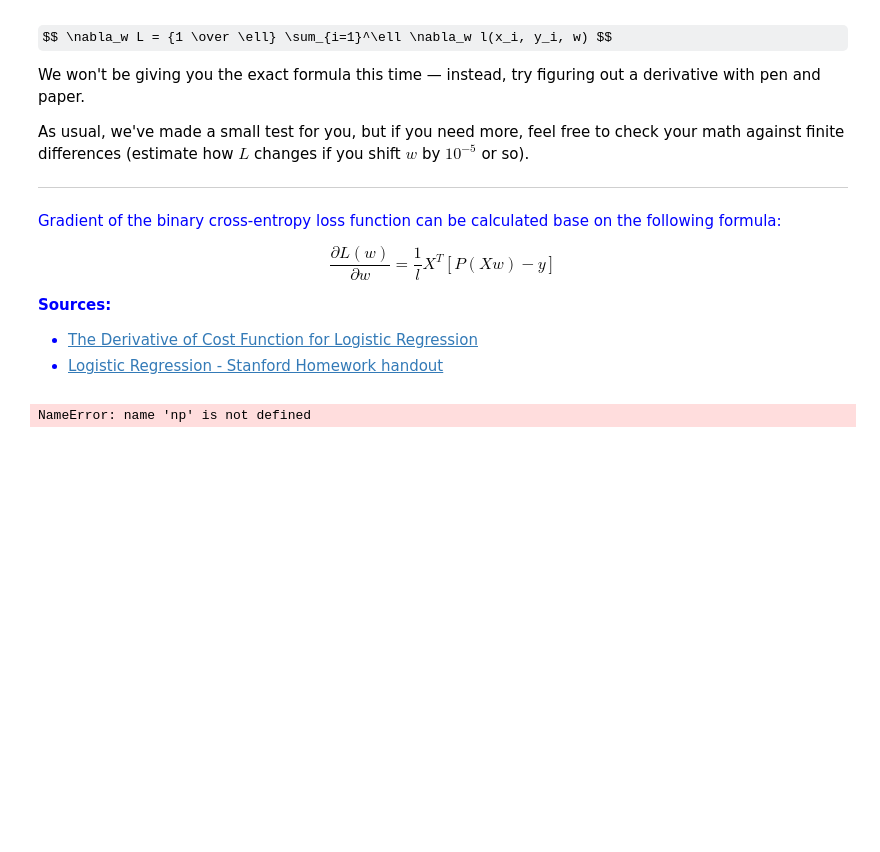
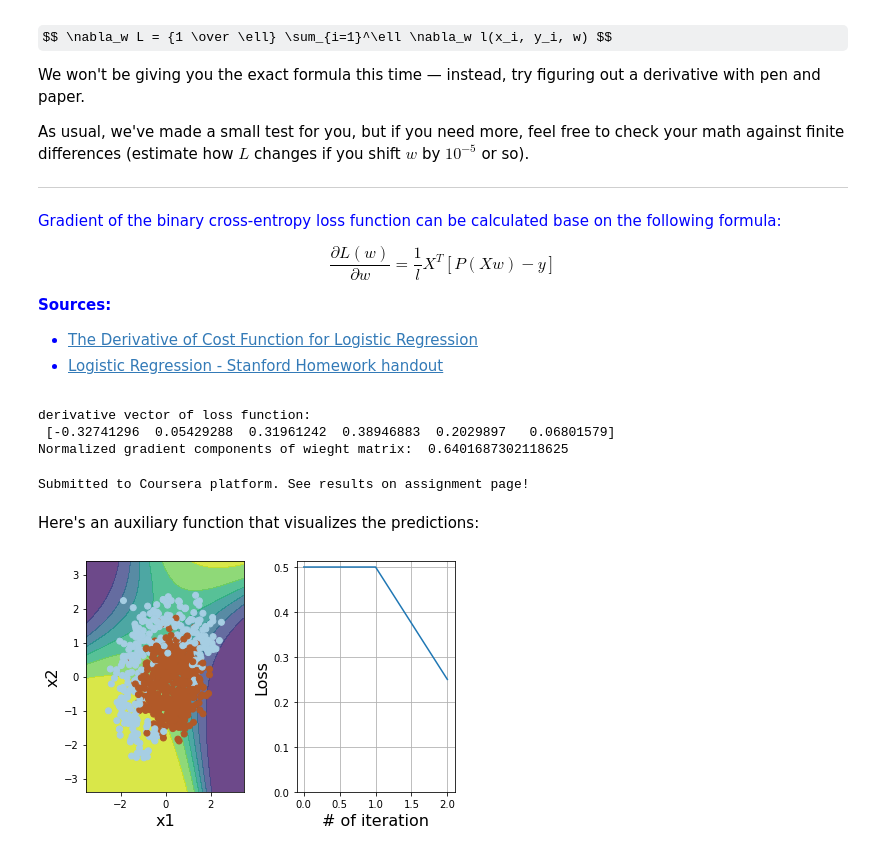
Before and after one commit to ievazzade/Advanced_Machine_Learning_Specialization, a Jupyter notebook: intro-to-dl/week1/my_week01.ipynb, the cells around one changed output. Saved outputs shown, nothing was run; the diff lists cells and outputs as text; code cells hidden in the pictures; some formulas as TeX source; blank space fills up the shorter version.

```diff
--- a/intro-to-dl/week1/my_week01.ipynb
+++ b/intro-to-dl/week1/my_week01.ipynb
@@ -182,6 +198,8 @@ def compute_grad(X, y, w):
 # %%
 # use output of this cell to fill answer field
 ans_part3 = np.linalg.norm(compute_grad(X_expanded, y, dummy_weights))
-print("")
+print("Normalized gradient components of wieght matrix: ", ans_part3)
 # %% [output]
-NameError: name 'np' is not defined
+derivative vector of loss function:
+ [-0.32741296  0.05429288  0.31961242  0.38946883  0.2029897   0.06801579]
+Normalized gradient components of wieght matrix:  0.6401687302118625
@@ -187,0 +209,49 @@ NameError: name 'np' is not defined
+# %%
+# you can make submission with answers so far to check yourself at this stage
+grader.submit(COURSERA_EMAIL, COURSERA_TOKEN)
+# %% [output]
+Submitted to Coursera platform. See results on assignment page!
+# %% [markdown]
+Here's an auxiliary function that visualizes the predictions:
+# %%
+from IPython import display
+
+h = 0.01
+x_min, x_max = X[:,0].min() - 1, X[:,0].max() + 1
+y_min, y_max = X[:,1].min() - 1, X[:,1].max() + 1
+xx, yy = np.meshgrid(np.arange(x_min, x_max, h), np.arange(y_min, y_max, h))
+
+def visualize(X, y, w, history):
+    ''' Draw classifier prediction
+    Args:
+        X (np.ndarray): feature matrix X (use X_expanded if necessary); [n_samples, 6]
+        w (np.ndarray): wight vector w for each of the expanded features; [6,1]
+        y (np.ndarray): target values for each sample; [n_sample, 1]
+        history:
+
+    Returns:
+        matplotlib figure
+    '''
+    Z = probability(expand(np.c_[xx.ravel(), yy.ravel()]), w)
+    Z = Z.reshape(xx.shape)
+    fig, ax = plt.subplots(1,2)
+    ax[0].contourf(xx, yy, Z, alpha=0.8)
+    ax[0].scatter(X[:,0], X[:,1], c=y, cmap=plt.cm.Paired)
+    ax[0].set_xlabel("x1", size=16)
+    ax[0].set_ylabel("x2", size=16)
+
+    ax[1].plot(history)
+    ax[1].grid()
+    ax[1].set_xlabel("# of iteration", size=16)
+    ax[1].set_ylabel("Loss", size=16)
+    ymin, ymax = ax[1].set_ylim()
+    ax[1].set_ylim(0, ymax)
+
+
+    display.clear_output(wait=False)
+    plt.tight_layout()
+    plt.show()
+# %%
+visualize(X, y, dummy_weights, [0.5, 0.5, 0.25])
+# %% [output]
+[figure, added]
```
Also changed, not shown: parts of 14 cells of this notebook.
